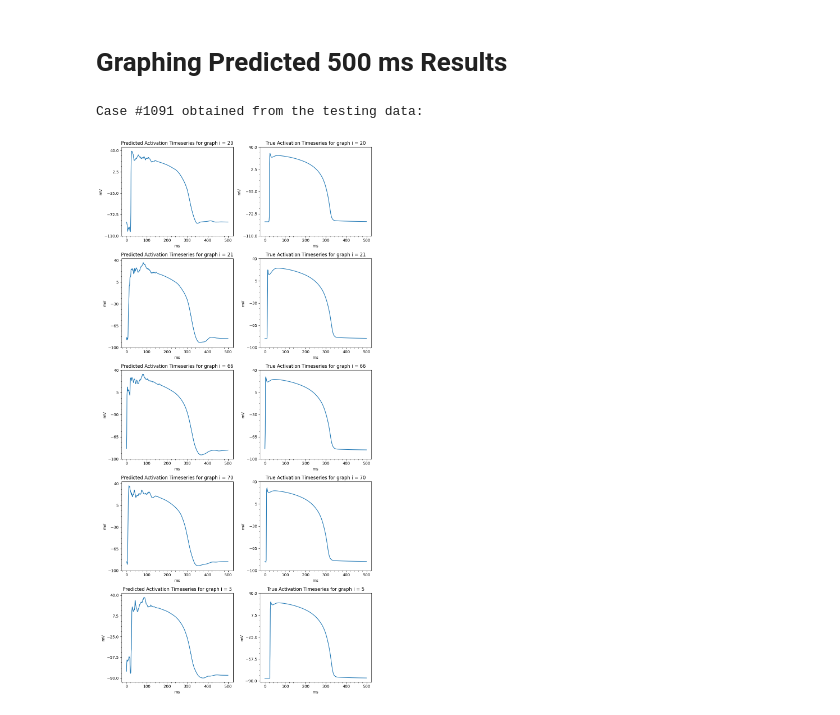
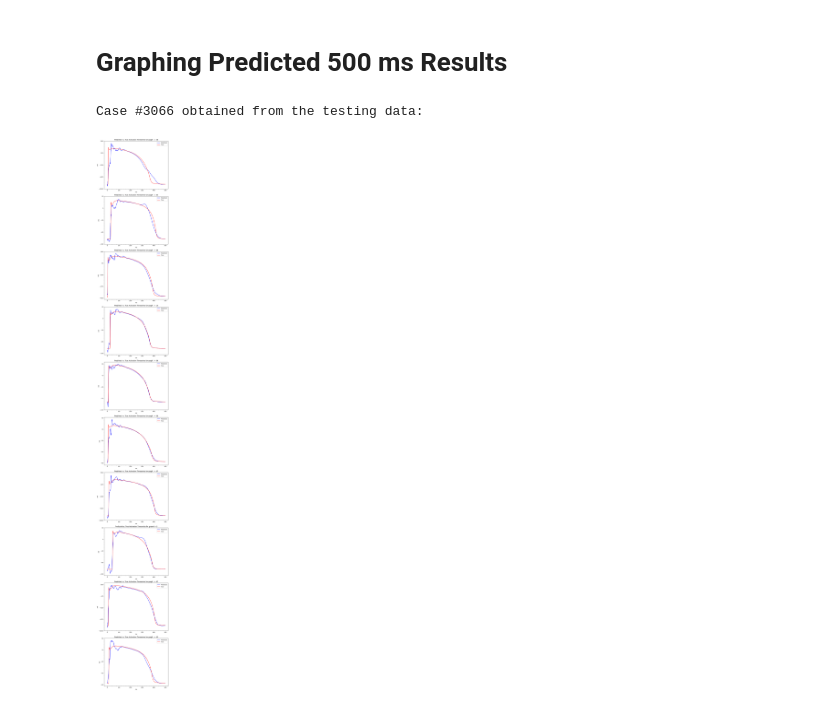
Before and after one commit to surajkmr4218/LLNL_DSC, a Jupyter notebook: src/Task_4.ipynb, the cells around one changed output. Cells and saved outputs as stored; diff of their text form; code cells hidden in the pictures.

Commit message:
Task 4 Graph Update

```diff
--- a/src/Task_4.ipynb
+++ b/src/Task_4.ipynb
@@ -370,48 +370,39 @@ import random
 # Generate a random case number
 case = random.randint(1, 3223)
 print(f"Case #{case} obtained from the testing data:")
 
 pred_case = np.array(y_pred[case])
 test_case = np.array(y_test[case])
 
 # Generate an array of 10 randomly selected numbers from 0 to 74
-nums = np.random.choice(75, 5, replace=False)
+nums = np.random.choice(75, 10, replace=False)
 
-total = len(nums)
-fig, axs = plt.subplots(total, 2, figsize=(10, total*4))
+fig, axs = plt.subplots(len(nums), 1, figsize=(8, 6*len(nums)))
 
 for i, num in enumerate(nums):
 
     # Obtianing min/max values to get the same y-scales
     min_val = np.minimum(np.min(pred_case[num]), np.min(test_case[num]))
     max_val = np.maximum(np.max(pred_case[num]), np.max(test_case[num]))
 
     # Rounding the the nearest 10
     min_val = math.floor(min_val / 10) * 10
     max_val = math.ceil(max_val / 10) * 10
 
     # Predicted Activation Timeseries
-    ax = axs[i, 0]
-    ax.plot(pred_case[num])
-    ax.set_title(f'Predicted Activation Timeseries for graph i = {num}')
+    ax = axs[i]
+    ax.plot(pred_case[num], color='blue', label='Predicted')
+    ax.plot(test_case[num], color='red', label='True')
+    ax.set_title(f'Predicted vs. True Activation Timeseries for graph i = {num}')
     ax.minorticks_on()
     ax.set_xlabel('ms')
     ax.set_xticks([0, 100, 200, 300, 400, 500])
     ax.set_ylabel('mV')
     ax.set_yticks(np.linspace(min_val, max_val, 5))
-
-    # True Activation Timeseries
-    ax = axs[i, 1]
-    ax.plot(test_case[num])
-    ax.set_title(f'True Activation Timeseries for graph i = {num}')
-    ax.minorticks_on()
-    ax.set_xlabel('ms')
-    ax.set_xticks([0, 100, 200, 300, 400, 500])
-    ax.set_ylabel('mV')
-    ax.set_yticks(np.linspace(min_val, max_val, 5))
+    ax.legend()
 
 plt.tight_layout()
 plt.show()
 # %% [output]
-Case #1091 obtained from the testing data:
+Case #3066 obtained from the testing data:
-[figure, old version]
+[figure, new version]
```
Also changed, not shown: parts of 7 cells of this notebook.
